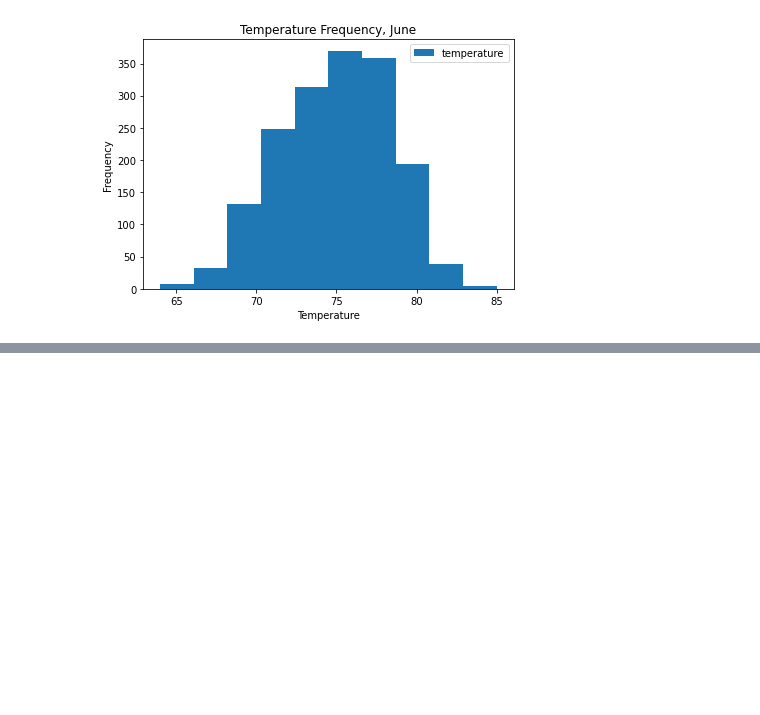
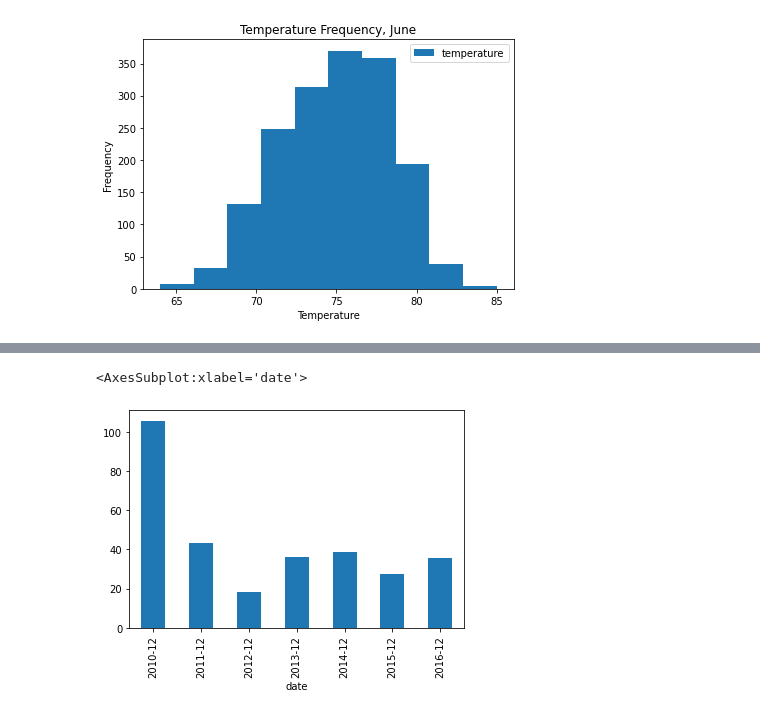
Before and after one commit to scaslo2/surfs_up, a Jupyter notebook: SurfsUp_Challenge.ipynb, the cells around one changed output, grey strips where cells are left out. Saved outputs shown, nothing was run; the diff lists cells and outputs as text; code cells hidden in the pictures; blank space fills up the shorter version.

```diff
--- a/SurfsUp_Challenge.ipynb
+++ b/SurfsUp_Challenge.ipynb
@@ -189,0 +194,3 @@ Text(23.875, 0.5, 'Frequency')
+# %%
+december_precip_df = pd.DataFrame(december_precip, columns = ['date', 'precipitation'])
+december_precip_df.info()
@@ -189,0 +227,6 @@ Text(23.875, 0.5, 'Frequency')
+# %%
+december_precip_df['date']= pd.to_datetime(december_precip_df['date'])
+december_precip_df['precipitation'].groupby(december_precip_df['date'].dt.to_period('M')).sum().plot(kind='bar')
+# %% [output]
+<AxesSubplot:xlabel='date'>
+[figure, added]
```
Also changed, not shown: parts of 7 cells of this notebook, 4 other files.
